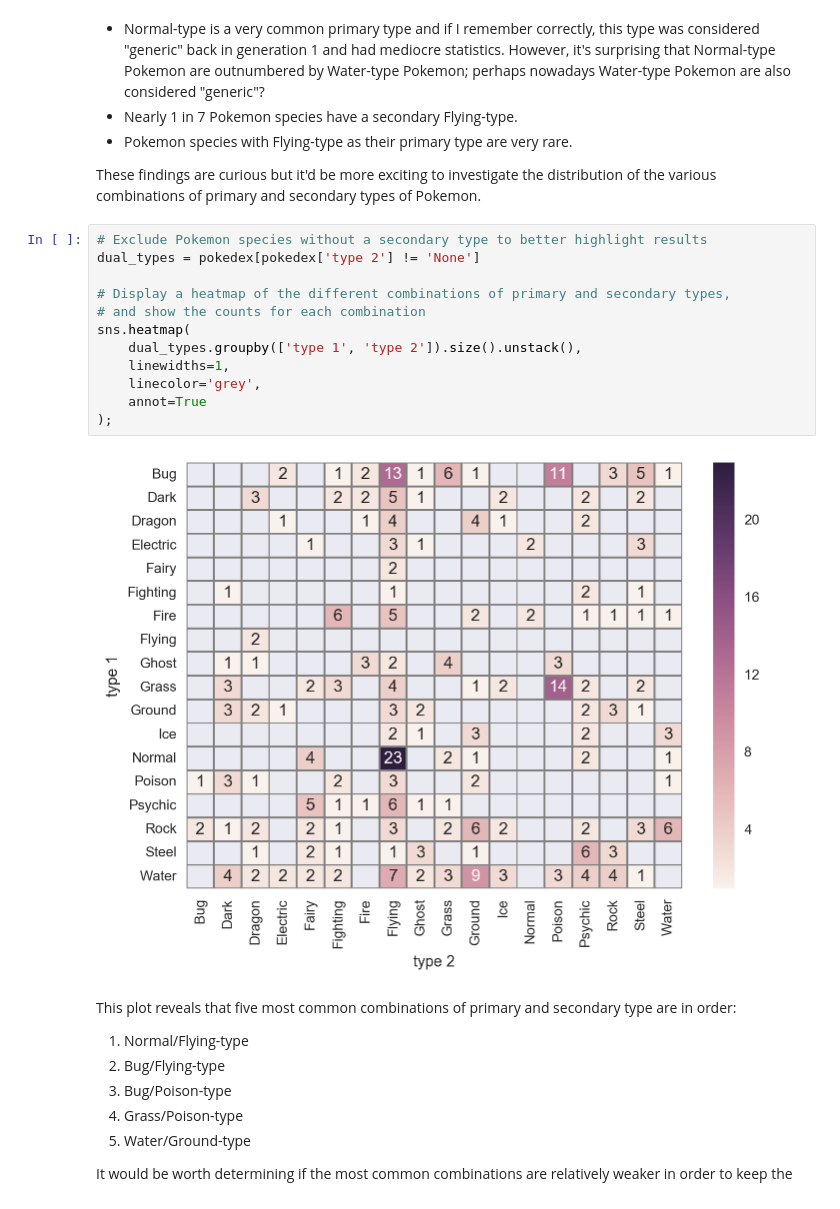
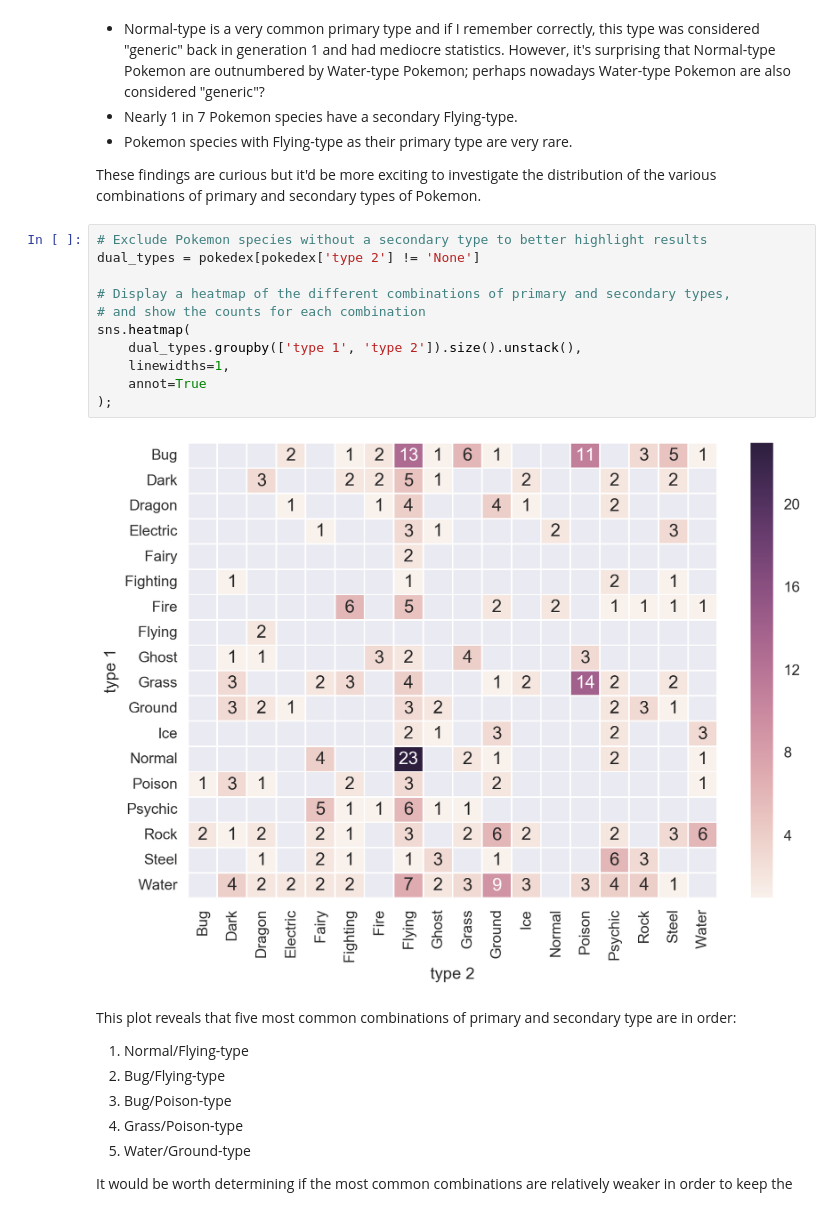
Before and after one commit to redwanhuq/pokemon_analysis, a Jupyter notebook: exploratory-analysis.ipynb, the cells around one changed output. Drawn from its saved outputs; the diff is of its cells as text.

```diff
--- a/exploratory-analysis.ipynb
+++ b/exploratory-analysis.ipynb
@@ -288,17 +288,16 @@ These findings are curious but it'd be more exciting to investigate the distribu
 # %%
 # Exclude Pokemon species without a secondary type to better highlight results
 dual_types = pokedex[pokedex['type 2'] != 'None']
 
 # Display a heatmap of the different combinations of primary and secondary types,
 # and show the counts for each combination
 sns.heatmap(
     dual_types.groupby(['type 1', 'type 2']).size().unstack(),
     linewidths=1,
-    linecolor='grey',
     annot=True
 );
 # %% [output]
-[figure, old version]
+[figure, new version]
 # %% [markdown]
 This plot reveals that five most common combinations of primary and secondary type are in order:
 1. Normal/Flying-type
```
Also changed, not shown: parts of 5 cells of this notebook.
